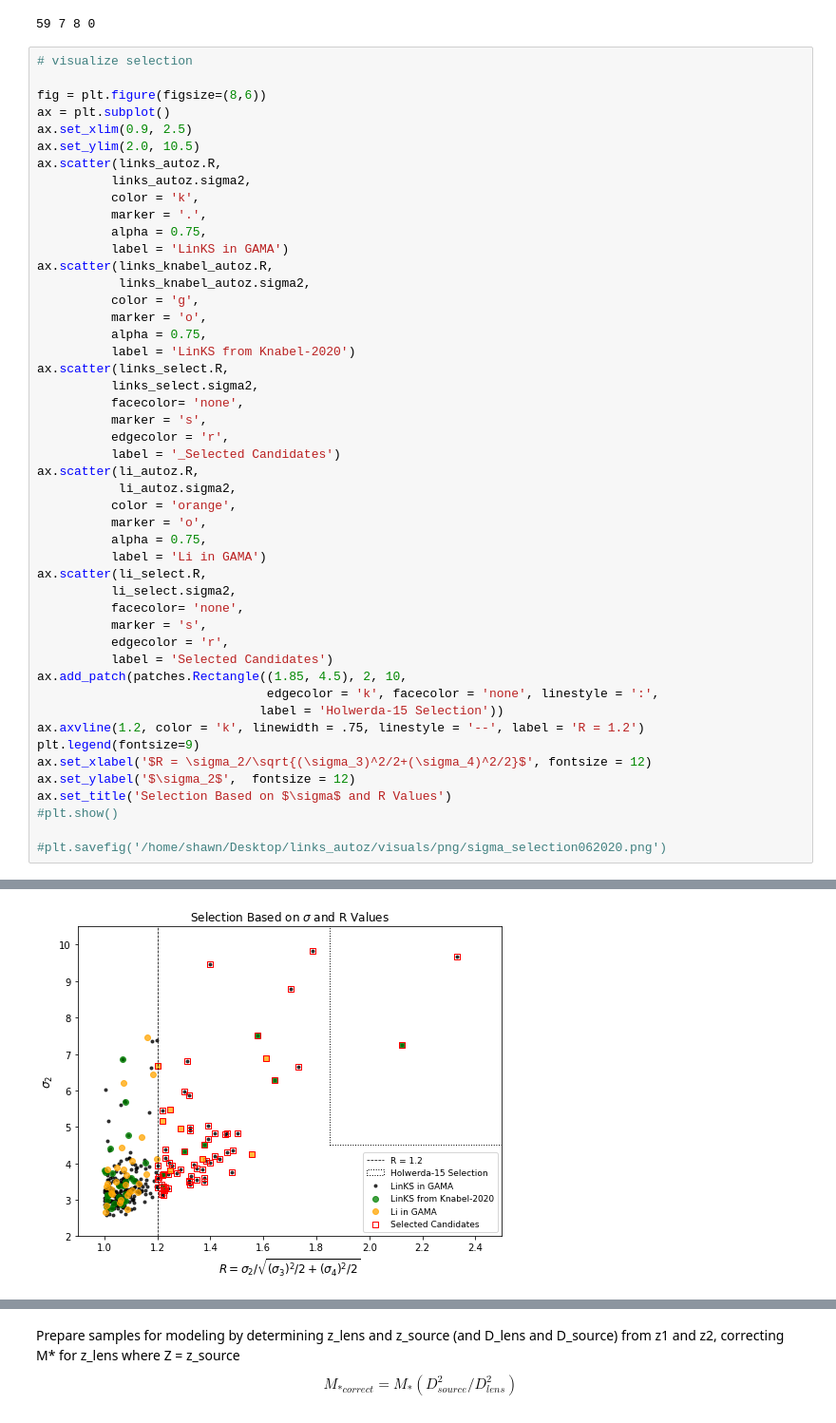
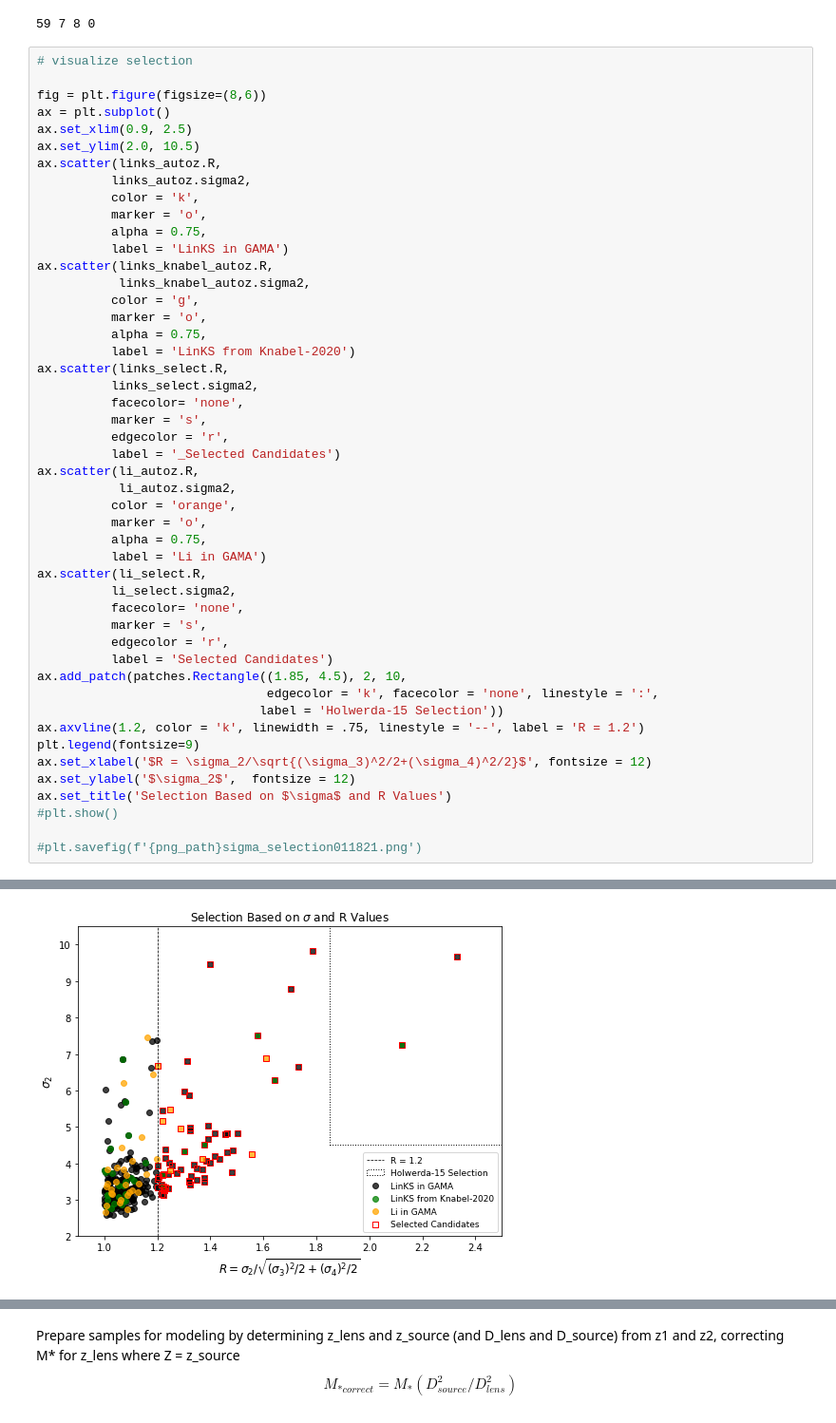
Before and after one commit to shawnknabel/autoz_lens_model, a Jupyter notebook: notebooks/master.ipynb, the cells around one changed output, grey strips where cells are left out. Shown: that part at 95% size. Saved outputs shown, nothing was run; the diff lists cells and outputs as text.

```diff
--- a/notebooks/master.ipynb
+++ b/notebooks/master.ipynb
@@ -88,7 +89,7 @@ ax.set_ylim(2.0, 10.5)
 ax.scatter(links_autoz.R,
           links_autoz.sigma2,
           color = 'k',
-          marker = '.',
+          marker = 'o',
           alpha = 0.75,
           label = 'LinKS in GAMA')
 ax.scatter(links_knabel_autoz.R,
@@ -125,5 +126,5 @@ ax.set_ylabel('$\sigma_2$',  fontsize = 12)
 ax.set_title('Selection Based on $\sigma$ and R Values')
 #plt.show()
 
-#plt.savefig('/home/shawn/Desktop/links_autoz/visuals/png/sigma_selection062020.png')
+#plt.savefig(f'{png_path}sigma_selection011821.png')
 # %% [output]
@@ -131,4 +131,4 @@ Text(0.5, 1.0, 'Selection Based on $\\sigma$ and R Values')
-[figure, old version]
+[figure, new version]
 # %%
 # designate template types (positions of ELGs and/or PGs)
 #########
```
Also changed, not shown: parts of 14 cells of this notebook, 7 other files.
